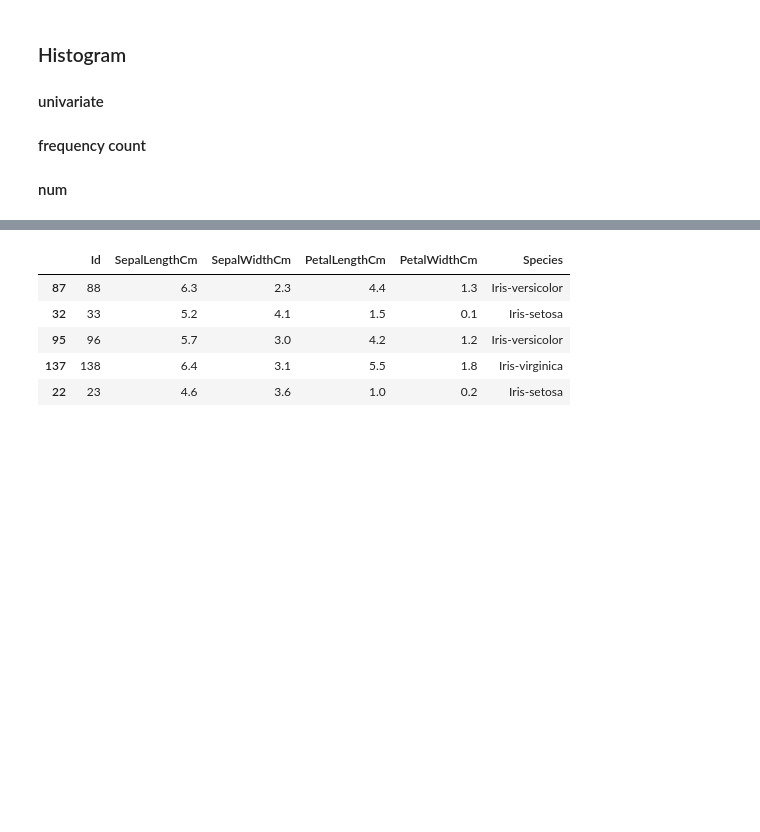
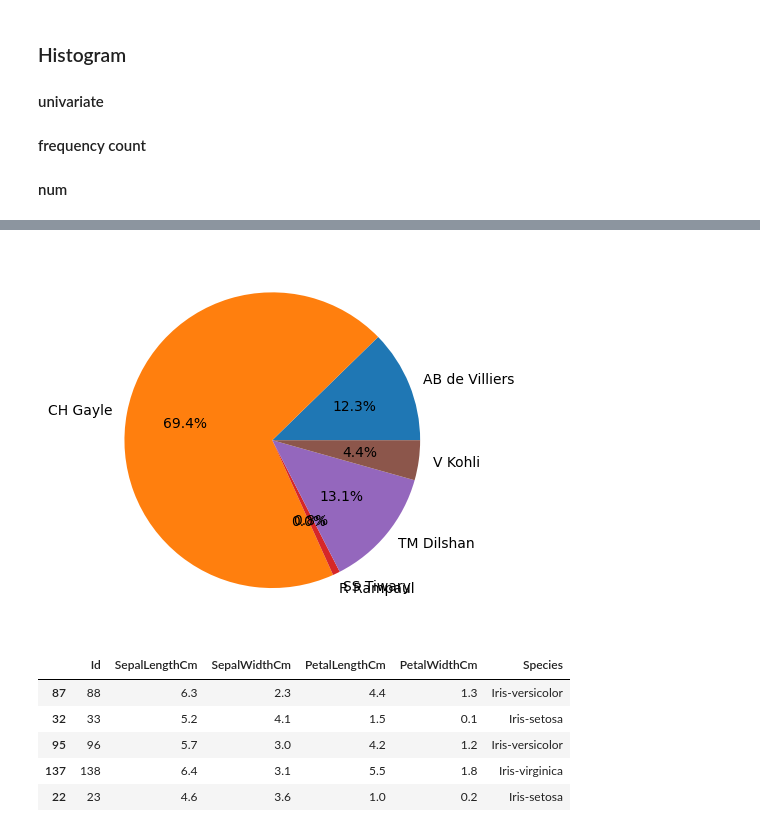
Before and after one commit to RiyazRizvi/Matplotlib, a Jupyter notebook: file.ipynb, the cells around one changed output, grey strips where cells are left out. Drawn from its saved outputs; the diff is of its cells as text; code cells hidden in the pictures; blank space fills up the shorter version.

```diff
--- a/file.ipynb
+++ b/file.ipynb
@@ -235,0 +255,3 @@ plt.show()
+# %%
+df=pd.read_csv('gayle-175.csv')
+df
@@ -236,3 +266,8 @@ plt.show()
+# %%
+plt.pie(df['batsman_runs'],labels=df['batsman'],autopct='%0.1f%%')
+plt.show()
+# %% [output]
+[figure, added]
 # %%
 iris = pd.read_csv('iris (1).csv')
 iris.sample(5)
```
Also changed, not shown: parts of 6 cells of this notebook.
